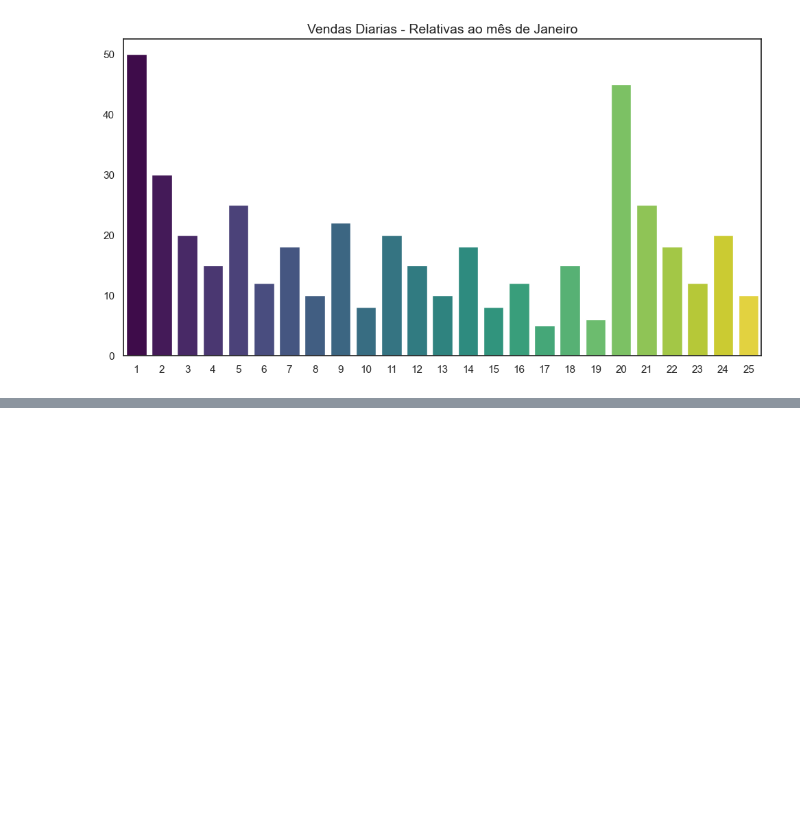
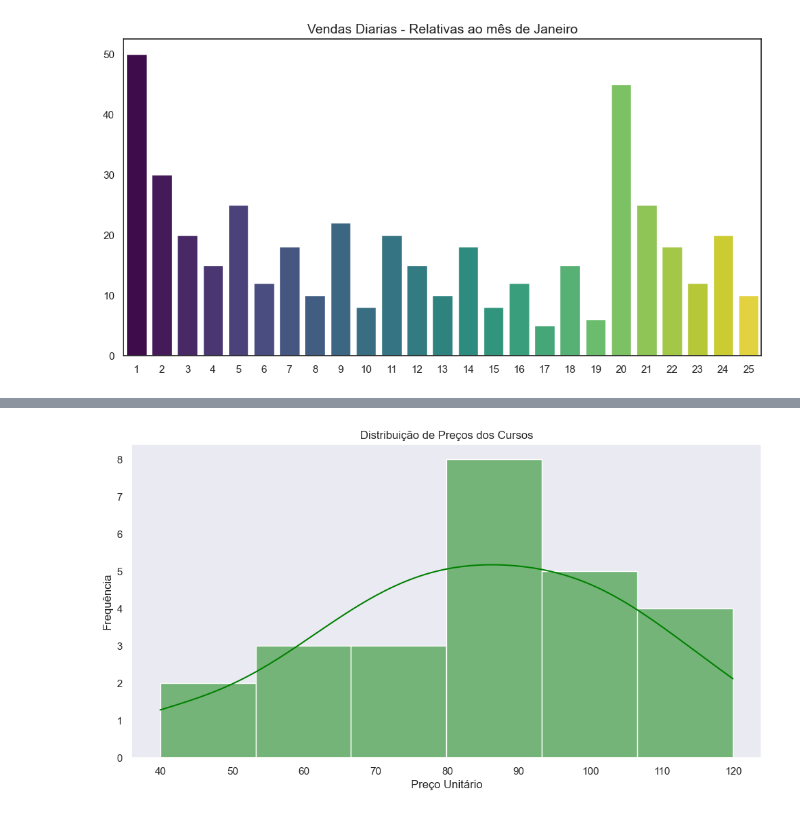
Before and after one commit to Igorsmh/Igor_TrilhaDadosJR-JUN15, a Jupyter notebook: notebooks/eda.ipynb, the cells around one changed output, grey strips where cells are left out. Drawn from its saved outputs; the diff is of its cells as text; code cells hidden in the pictures; blank space fills up the shorter version.

Commit message:
Add-Scatter_hist_bar

```diff
--- a/notebooks/eda.ipynb
+++ b/notebooks/eda.ipynb
@@ -159,0 +167,9 @@ plt.show()
+# %%
+plt.figure(figsize=(12, 6))
+sns.histplot(vend_cursos['Preço Unitário'], kde=True, color='green')
+plt.title('Distribuição de Preços dos Cursos')
+plt.xlabel('Preço Unitário')
+plt.ylabel('Frequência')
+plt.show()
+# %% [output]
+[figure, added]
```
Also changed, not shown: parts of 9 cells of this notebook.
